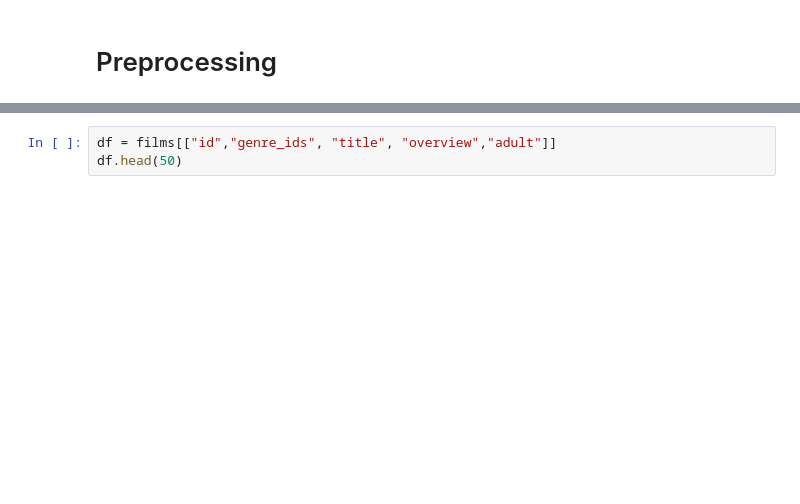
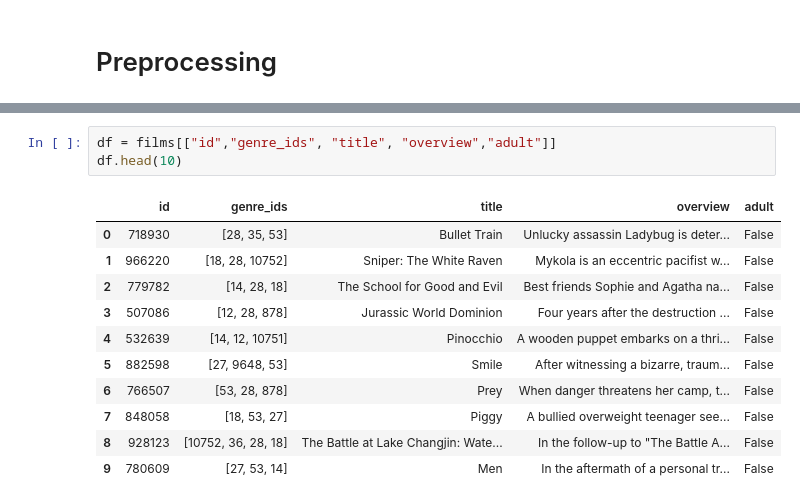
Before and after one commit to YounSooKimTech/NLP_teamproject, a Jupyter notebook: IMDB_dataset.ipynb, the cells around one changed output, grey strips where cells are left out. Saved outputs shown, nothing was run; the diff lists cells and outputs as text; blank space fills up the shorter version.

```diff
--- a/IMDB_dataset.ipynb
+++ b/IMDB_dataset.ipynb
@@ -120,3 +84,15 @@ films.head()
 # %%
 df = films[["id","genre_ids", "title", "overview","adult"]]
-df.head(50)
+df.head(10)
+# %% [output]
+|  | id | genre_ids | title | overview | adult |
+| 0 | 718930 | [28, 35, 53] | Bullet Train | Unlucky assassin Ladybug is deter... | False |
+| 1 | 966220 | [18, 28, 10752] | Sniper: The White Raven | Mykola is an eccentric pacifist w... | False |
+| 2 | 779782 | [14, 28, 18] | The School for Good and Evil | Best friends Sophie and Agatha na... | False |
+| 3 | 507086 | [12, 28, 878] | Jurassic World Dominion | Four years after the destruction ... | False |
+| 4 | 532639 | [14, 12, 10751] | Pinocchio | A wooden puppet embarks on a thri... | False |
+| 5 | 882598 | [27, 9648, 53] | Smile | After witnessing a bizarre, traum... | False |
+| 6 | 766507 | [53, 28, 878] | Prey | When danger threatens her camp, t... | False |
+| 7 | 848058 | [18, 53, 27] | Piggy | A bullied overweight teenager see... | False |
+| 8 | 928123 | [10752, 36, 28, 18] | The Battle at Lake Changjin: Wate... | In the follow-up to "The Battle A... | False |
+| 9 | 780609 | [27, 53, 14] | Men | In the aftermath of a personal tr... | False |
```
Also changed, not shown: parts of 13 cells of this notebook.
